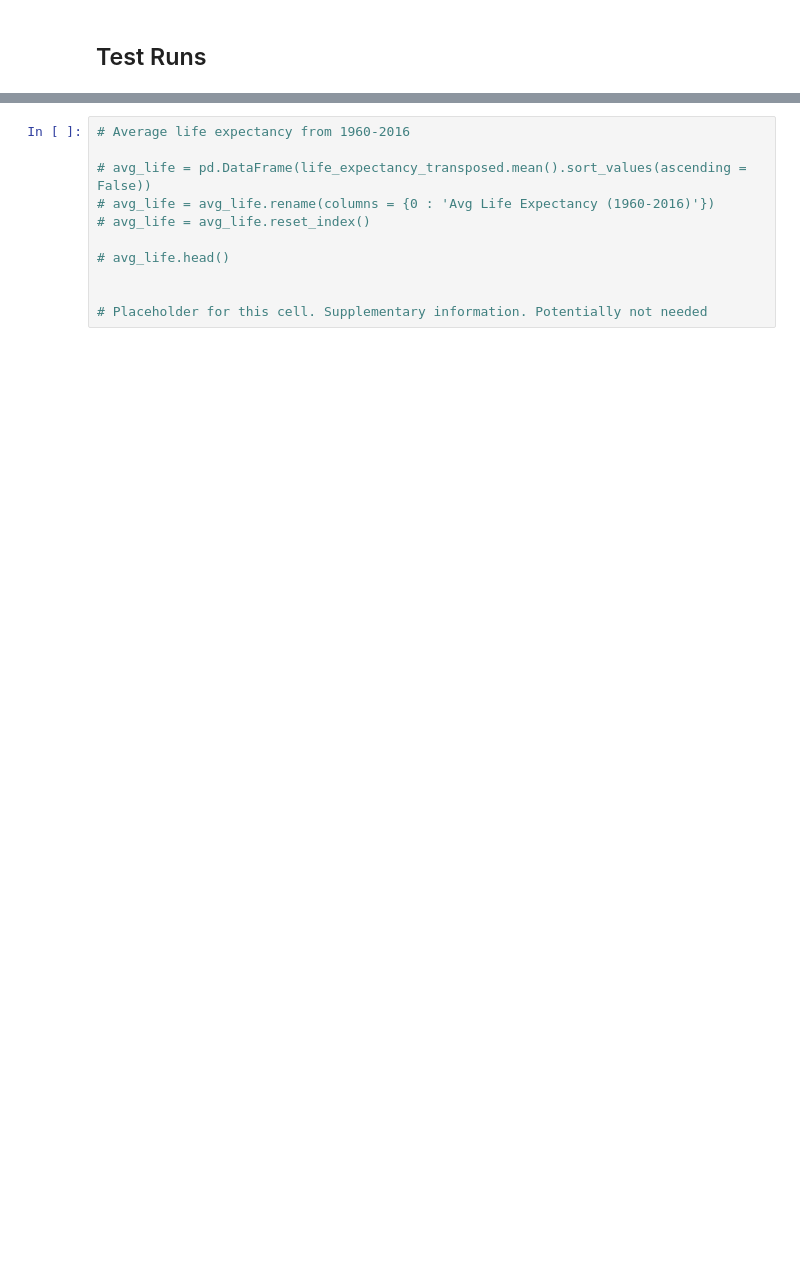
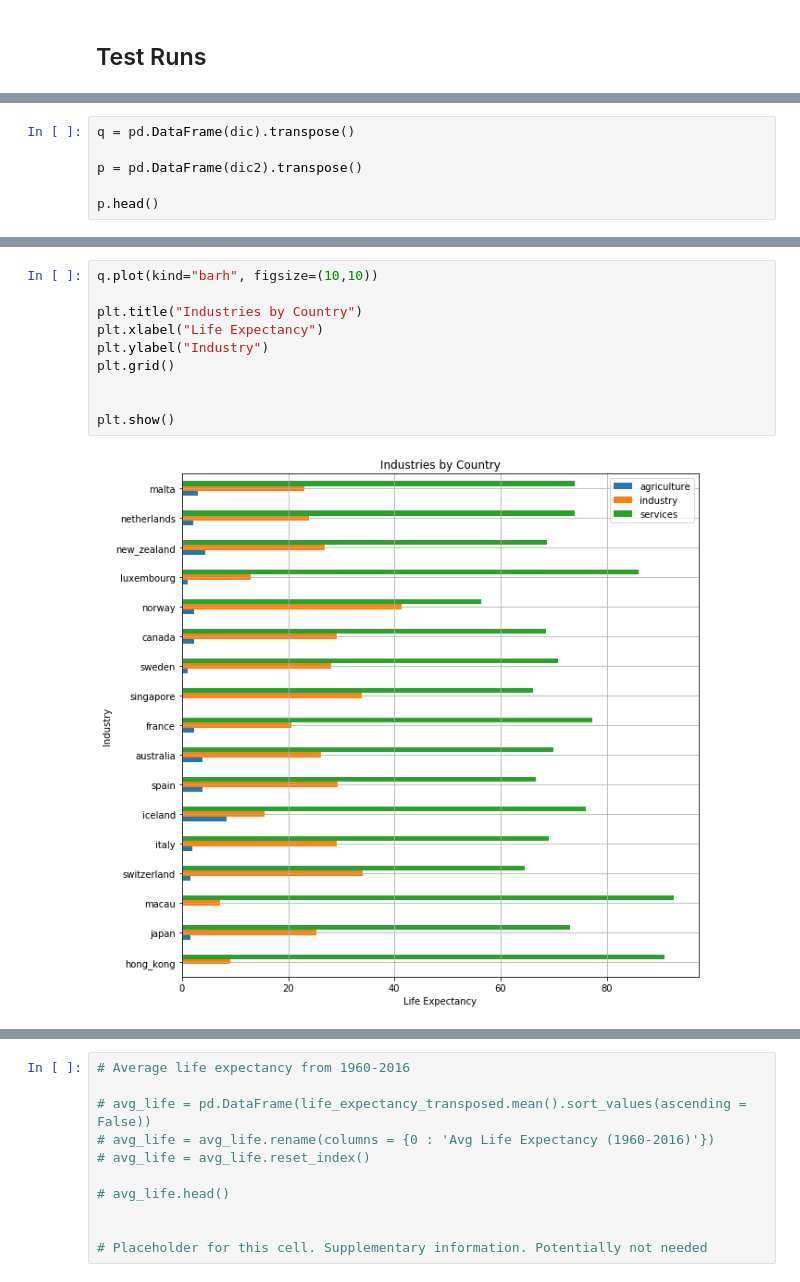
Before and after one commit to rdhaliwal96/group_collaboration, a Jupyter notebook: rafael/world_population_data.ipynb, the cells around one changed output, grey strips where cells are left out. Cells and saved outputs as stored; diff of their text form; blank space fills up the shorter version.

Commit message:
added charts and more progress from json files

```diff
--- a/rafael/world_population_data.ipynb
+++ b/rafael/world_population_data.ipynb
@@ -141,0 +223,6 @@ print(bot_country_names)
+# %%
+q = pd.DataFrame(dic).transpose()
+
+p = pd.DataFrame(dic2).transpose()
+
+p.head()
@@ -153,0 +241,12 @@ x.head()
+# %%
+q.plot(kind="barh", figsize=(10,10))
+
+plt.title("Industries by Country")
+plt.xlabel("Life Expectancy")
+plt.ylabel("Industry")
+plt.grid()
+
+
+plt.show()
+# %% [output]
+[figure, added]
```
Also changed, not shown: parts of 11 cells of this notebook.
